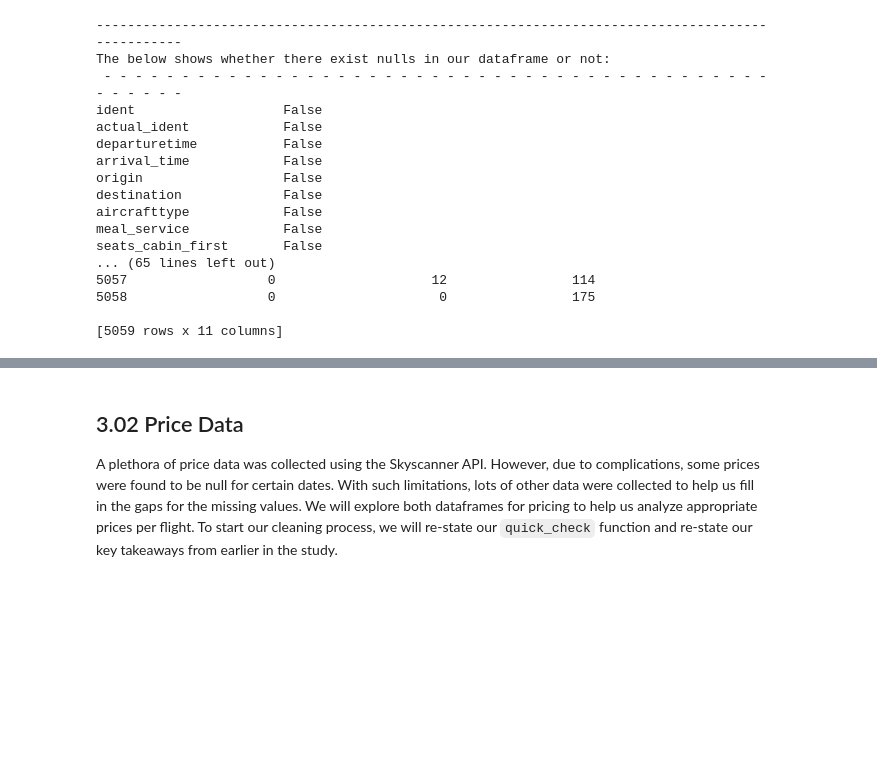
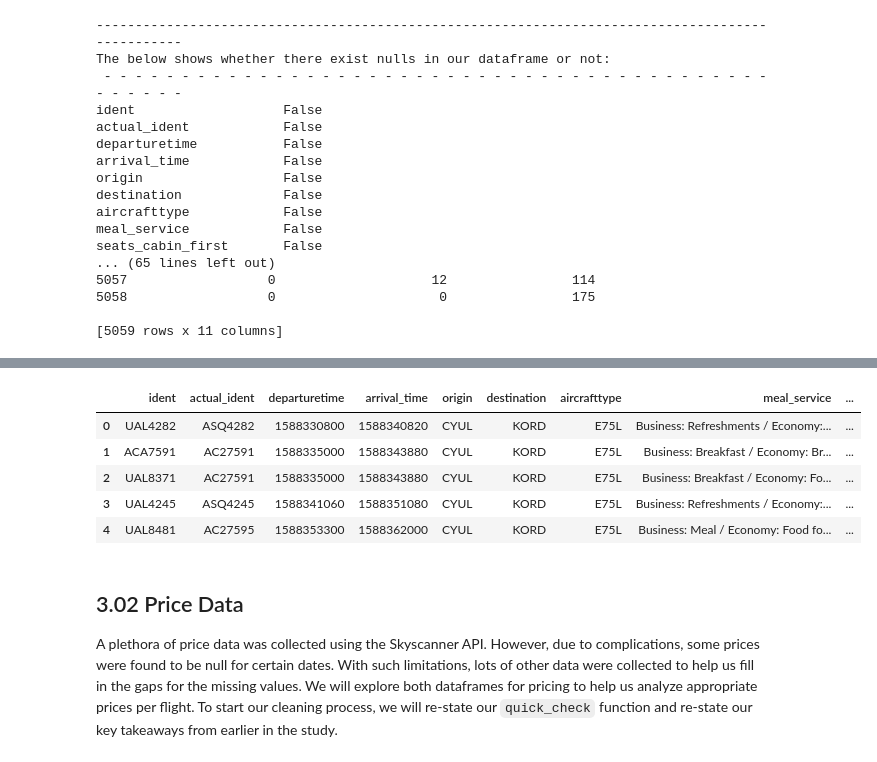
Before and after one commit to chriskuz/ga_capstone, a Jupyter notebook: code/project_notebook.ipynb, the cells around one changed output, grey strips where cells are left out. Cells and saved outputs as stored; diff of their text form; code cells hidden in the pictures; blank space fills up the shorter version.

Commit message:
Cleaned the flight_schedules dataframe. Cleaned the price scrape dataframe a little.

```diff
--- a/code/project_notebook.ipynb
+++ b/code/project_notebook.ipynb
@@ -568,3 +572,30 @@ From the above output, we have dealt with all our nulls appropriately. Our dataf
+# %%
+origin_IATA_dict = {k:[] for k in flight_combinations['origin'].unique()} #creates an empty origin dictionary where the keys are ICAO codes
+destination_IATA_dict = {k:[] for k in flight_combinations['destination'].unique()} #creates an empty destination dictionary where the keys are ICAO codes
+
+origin_IATA_list = ['YHM', 'YUL', 'YVR', 'YYZ', 'BRU', 'LGG', 'FRA', 'NUE', 'LEJ', 'LHR', 'AMS', 'MST', 'DUB', 'LUX', 'ABQ', 'ABY', 'AEX', 'AFW', 'AGS', 'APF', 'AST', 'ATL', 'AUS', 'BFI', 'BIH', 'BKV', 'BOI', 'BOS', 'BUR', 'BWI', 'CVG', 'CVO', 'DEN'] #origin IATA codes
+
+destination_IATA_list = ['JFK', 'ORD', 'LAX', 'IAH', 'MIA', 'ATL', 'PDX'] #destination IATA codes
+
+for k,v in enumerate(origin_IATA_dict):
+    origin_IATA_dict[v].append(origin_IATA_list[k]) #populates the appropriate IATA to the ICAO dictionary IN THE ORDER BOTH ITEMS WERE CREATED
+
+for k,v in enumerate(destination_IATA_dict):
+    destination_IATA_dict[v].append(destination_IATA_list[k]) #populates the appropriate IATA to the ICAO dictionary IN THE ORDER BOTH ITEMS WERE CREATED
+# %%
+flight_schedules['origin_IATA'] = flight_schedules['origin'].map(origin_IATA_dict)
+flight_schedules['destination_IATA'] = flight_schedules['destination'].map(destination_IATA_dict)
+# %%
+flight_schedules['origin_IATA'] = [ls[0] for ls in flight_schedules['origin_IATA']]
+flight_schedules['destination_IATA'] = [ls[0] for ls in flight_schedules['destination_IATA']]
+flight_schedules.head()
+# %% [output]
+|  | ident | actual_ident | departuretime | arrival_time | origin | destination | aircrafttype | meal_service | ... |
+| 0 | UAL4282 | ASQ4282 | 1588330800 | 1588340820 | CYUL | KORD | E75L | Business: Refreshments / Economy:... | ... |
+| 1 | ACA7591 | AC27591 | 1588335000 | 1588343880 | CYUL | KORD | E75L | Business: Breakfast / Economy: Br... | ... |
+| 2 | UAL8371 | AC27591 | 1588335000 | 1588343880 | CYUL | KORD | E75L | Business: Breakfast / Economy: Fo... | ... |
+| 3 | UAL4245 | ASQ4245 | 1588341060 | 1588351080 | CYUL | KORD | E75L | Business: Refreshments / Economy:... | ... |
+| 4 | UAL8481 | AC27595 | 1588353300 | 1588362000 | CYUL | KORD | E75L | Business: Meal / Economy: Food fo... | ... |
 # %% [markdown]
 ## 3.02 Price Data
 
```
Also changed, not shown: parts of 2 cells of this notebook, 1 other file.
